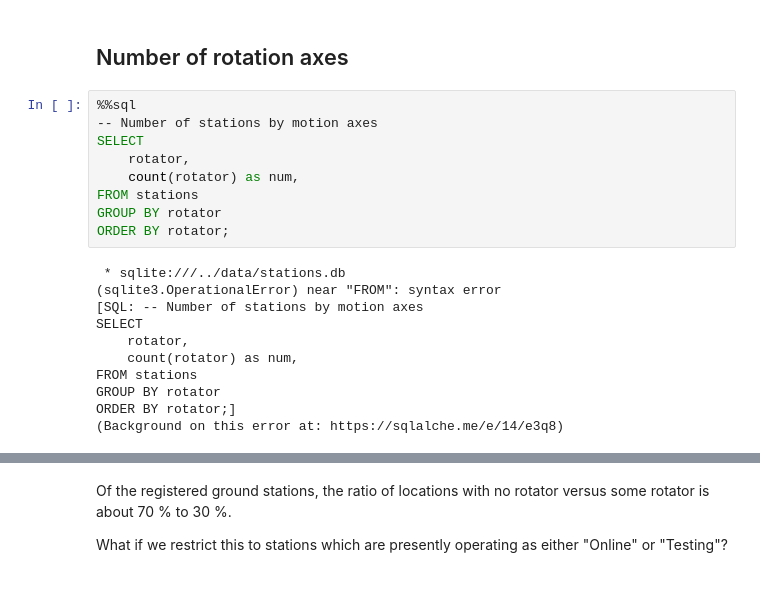
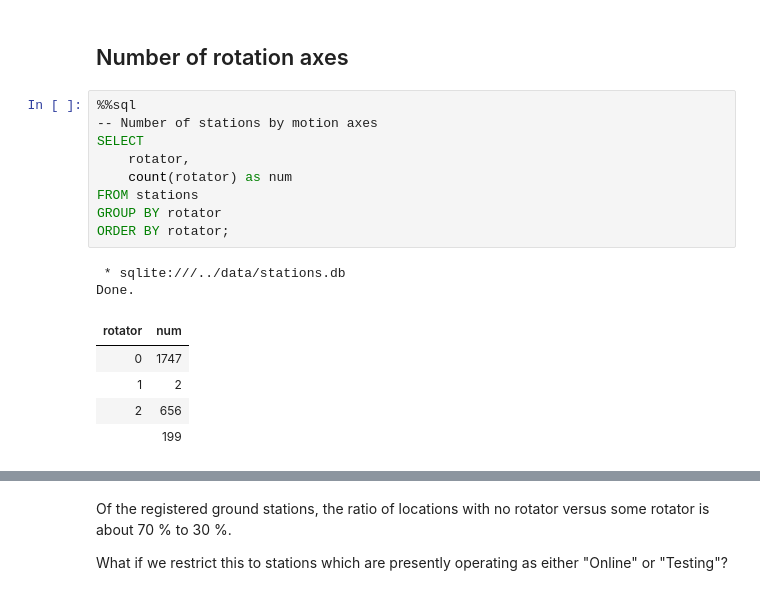
Before and after one commit to wiredlab/scheduling-bazaar, a Jupyter notebook: notebooks/year-review-2022.ipynb, the cells around one changed output, grey strips where cells are left out. Cells and saved outputs as stored; diff of their text form.

```diff
--- a/notebooks/year-review-2022.ipynb
+++ b/notebooks/year-review-2022.ipynb
@@ -452,23 +452,20 @@ Done.
 # %%
 %%sql
 -- Number of stations by motion axes
 SELECT
     rotator,
-    count(rotator) as num,
+    count(rotator) as num
 FROM stations
 GROUP BY rotator
 ORDER BY rotator;
 # %% [output]
  * sqlite:///../data/stations.db
-(sqlite3.OperationalError) near "FROM": syntax error
-[SQL: -- Number of stations by motion axes
-SELECT
-    rotator,
-    count(rotator) as num,
-FROM stations
-GROUP BY rotator
-ORDER BY rotator;]
-(Background on this error at: https://sqlalche.me/e/14/e3q8)
+Done.
+| rotator | num |
+| 0 | 1747 |
+| 1 | 2 |
+| 2 | 656 |
+|  | 199 |
 # %%
 # switch to python
 result = _
```
Also changed, not shown: parts of 1 cell of this notebook.
